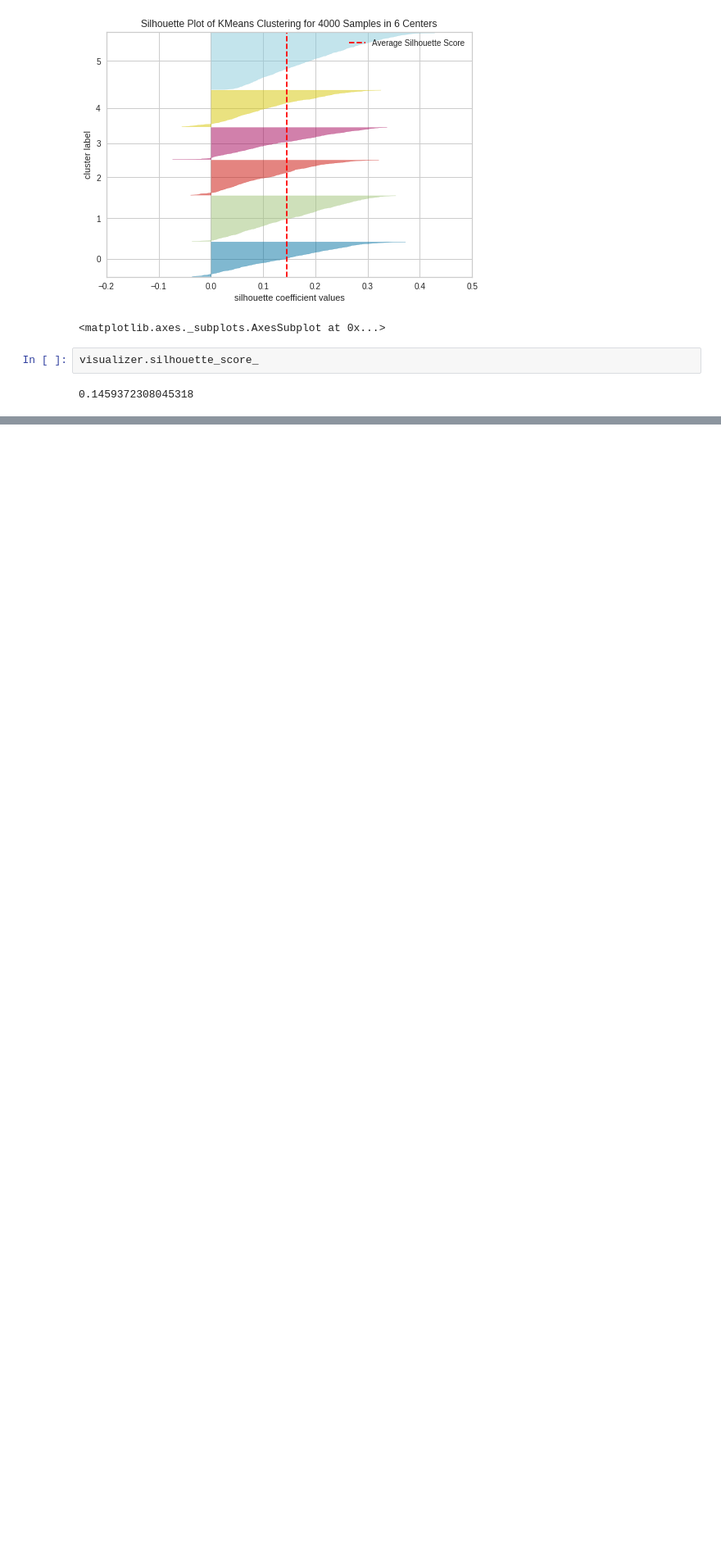
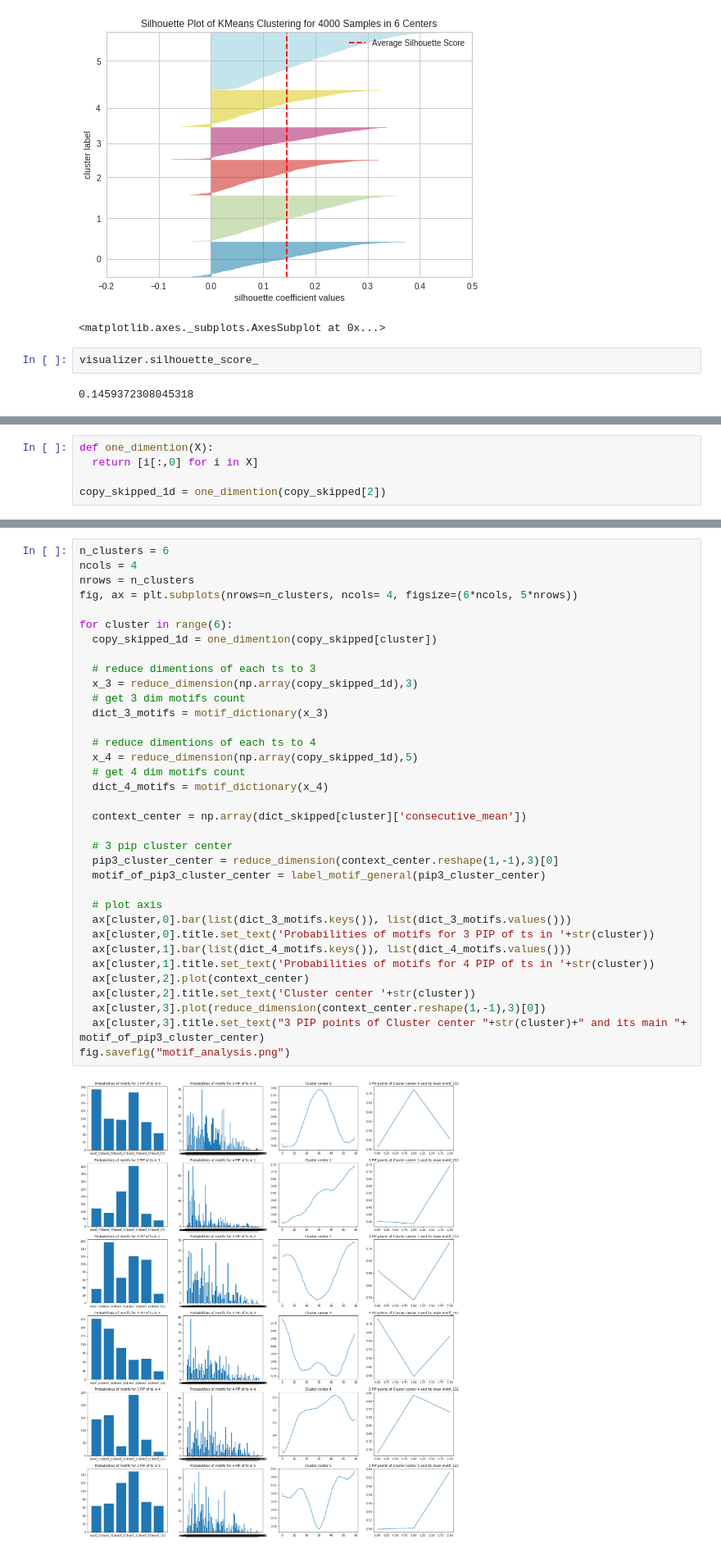
Before and after one commit to mtchibozo/Capstone-Fall-2020, a Jupyter notebook: padded_skipped_fourier_clustering.ipynb, the cells around one changed output, grey strips where cells are left out. Shown at 82% size. Drawn from its saved outputs; the diff is of its cells as text; blank space fills up the shorter version.

```diff
--- a/padded_skipped_fourier_clustering.ipynb
+++ b/padded_skipped_fourier_clustering.ipynb
@@ -280,0 +283,5 @@ visualizer.silhouette_score_
+# %%
+def one_dimention(X):
+  return [i[:,0] for i in X]
+
+copy_skipped_1d = one_dimention(copy_skipped[2])
@@ -280,0 +338,37 @@ visualizer.silhouette_score_
+# %%
+n_clusters = 6
+ncols = 4
+nrows = n_clusters
+fig, ax = plt.subplots(nrows=n_clusters, ncols= 4, figsize=(6*ncols, 5*nrows))
+
+for cluster in range(6):
+  copy_skipped_1d = one_dimention(copy_skipped[cluster])
+
+  # reduce dimentions of each ts to 3
+  x_3 = reduce_dimension(np.array(copy_skipped_1d),3)
+  # get 3 dim motifs count
+  dict_3_motifs = motif_dictionary(x_3)
+
+  # reduce dimentions of each ts to 4
+  x_4 = reduce_dimension(np.array(copy_skipped_1d),5)
+  # get 4 dim motifs count
+  dict_4_motifs = motif_dictionary(x_4)
+
+  context_center = np.array(dict_skipped[cluster]['consecutive_mean'])
+
+  # 3 pip cluster center
+  pip3_cluster_center = reduce_dimension(context_center.reshape(1,-1),3)[0]
+  motif_of_pip3_cluster_center = label_motif_general(pip3_cluster_center)
+
+  # plot axis
+  ax[cluster,0].bar(list(dict_3_motifs.keys()), list(dict_3_motifs.values()))
+  ax[cluster,0].title.set_text('Probabilities of motifs for 3 PIP of ts in '+str(cluster))
+  ax[cluster,1].bar(list(dict_4_motifs.keys()), list(dict_4_motifs.values()))
+  ax[cluster,1].title.set_text('Probabilities of motifs for 4 PIP of ts in '+str(cluster))
+  ax[cluster,2].plot(context_center)
+  ax[cluster,2].title.set_text('Cluster center '+str(cluster))
+  ax[cluster,3].plot(reduce_dimension(context_center.reshape(1,-1),3)[0])
+  ax[cluster,3].title.set_text("3 PIP points of Cluster center "+str(cluster)+" and its main "+ motif_of_pip3_cluster_center)
+fig.savefig("motif_analysis.png")
+# %% [output]
+[figure, added]
```
Also changed, not shown: parts of 7 cells of this notebook.
